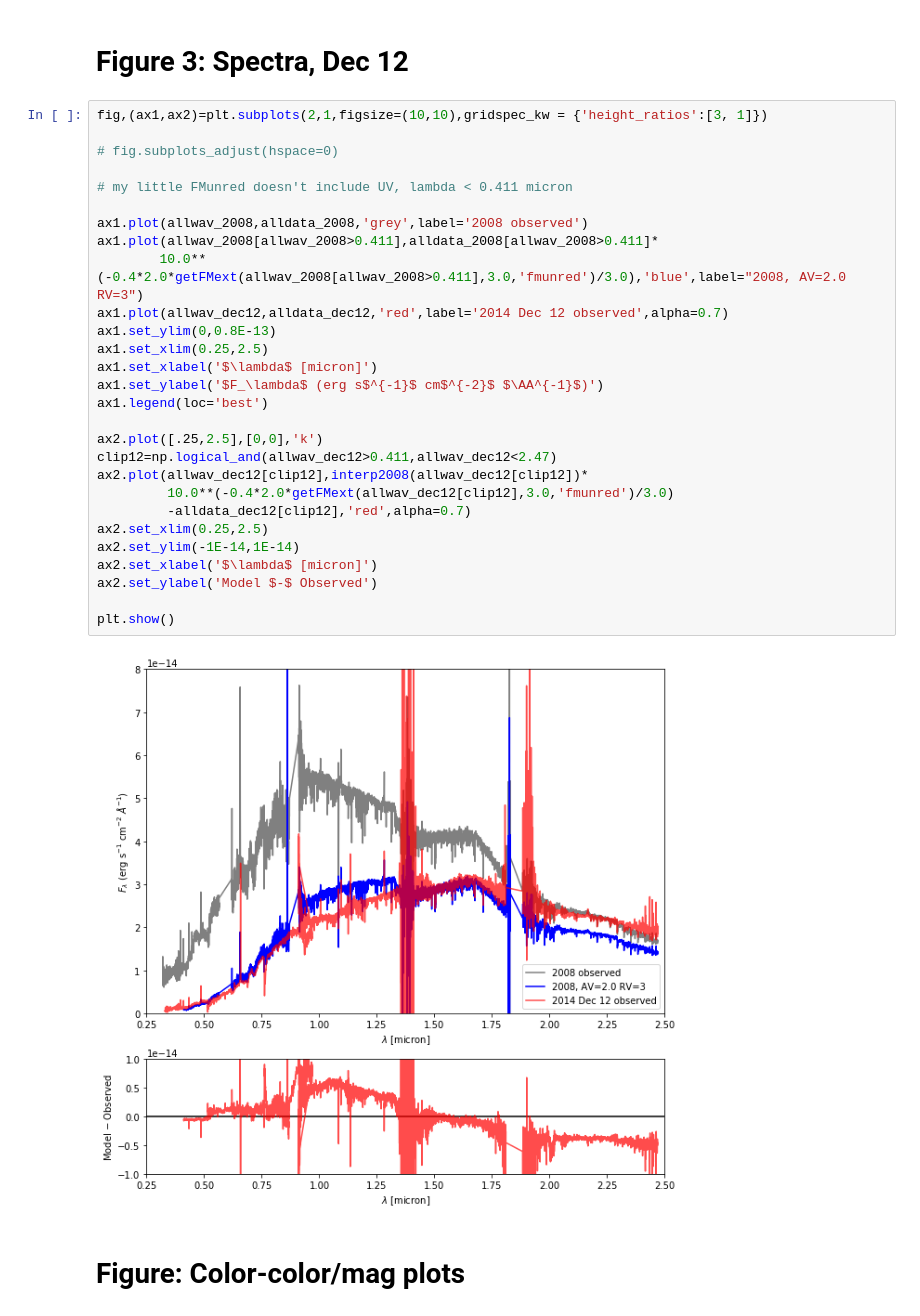
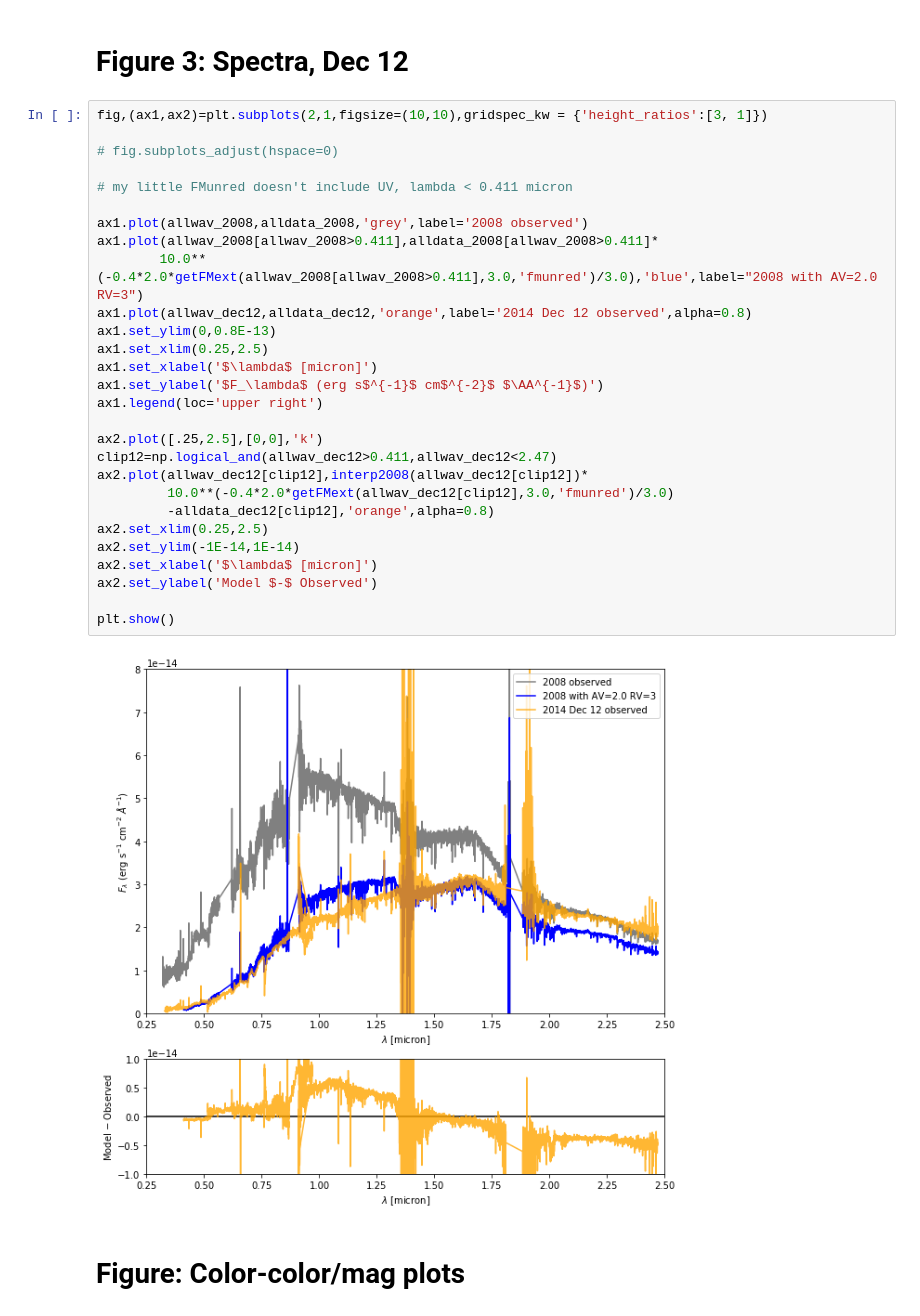
Before and after one commit to krislars/AA_Tau_Covey, a Jupyter notebook: AATau_data.ipynb, the cells around one changed output. Drawn from its saved outputs; the diff is of its cells as text.

```diff
--- a/AATau_data.ipynb
+++ b/AATau_data.ipynb
@@ -1280,33 +1273,33 @@ plt.show()
 # %%
 fig,(ax1,ax2)=plt.subplots(2,1,figsize=(10,10),gridspec_kw = {'height_ratios':[3, 1]})
 
 # fig.subplots_adjust(hspace=0)
 
 # my little FMunred doesn't include UV, lambda < 0.411 micron
 
 ax1.plot(allwav_2008,alldata_2008,'grey',label='2008 observed')
 ax1.plot(allwav_2008[allwav_2008>0.411],alldata_2008[allwav_2008>0.411]*
-        10.0**(-0.4*2.0*getFMext(allwav_2008[allwav_2008>0.411],3.0,'fmunred')/3.0),'blue',label="2008, AV=2.0 RV=3")
-ax1.plot(allwav_dec12,alldata_dec12,'red',label='2014 Dec 12 observed',alpha=0.7)
+        10.0**(-0.4*2.0*getFMext(allwav_2008[allwav_2008>0.411],3.0,'fmunred')/3.0),'blue',label="2008 with AV=2.0 RV=3")
+ax1.plot(allwav_dec12,alldata_dec12,'orange',label='2014 Dec 12 observed',alpha=0.8)
 ax1.set_ylim(0,0.8E-13)
 ax1.set_xlim(0.25,2.5)
 ax1.set_xlabel('$\lambda$ [micron]')
 ax1.set_ylabel('$F_\lambda$ (erg s$^{-1}$ cm$^{-2}$ $\AA^{-1}$)')
-ax1.legend(loc='best')
+ax1.legend(loc='upper right')
 
 ax2.plot([.25,2.5],[0,0],'k')
 clip12=np.logical_and(allwav_dec12>0.411,allwav_dec12<2.47)
 ax2.plot(allwav_dec12[clip12],interp2008(allwav_dec12[clip12])*
          10.0**(-0.4*2.0*getFMext(allwav_dec12[clip12],3.0,'fmunred')/3.0)
-         -alldata_dec12[clip12],'red',alpha=0.7)
+         -alldata_dec12[clip12],'orange',alpha=0.8)
 ax2.set_xlim(0.25,2.5)
 ax2.set_ylim(-1E-14,1E-14)
 ax2.set_xlabel('$\lambda$ [micron]')
 ax2.set_ylabel('Model $-$ Observed')
 
 plt.show()
 # %% [output]
-[figure, old version]
+[figure, new version]
 # %% [markdown]
 # Figure: Color-color/mag plots
 # %%
```
Also changed, not shown: parts of 32 cells of this notebook.
